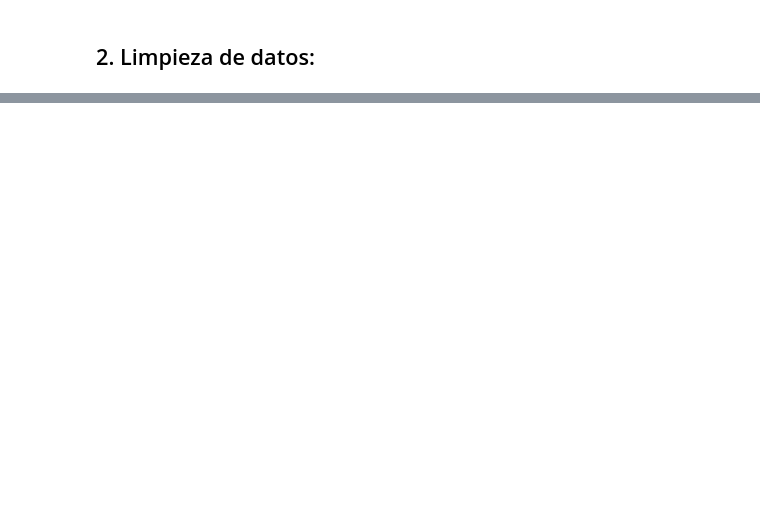
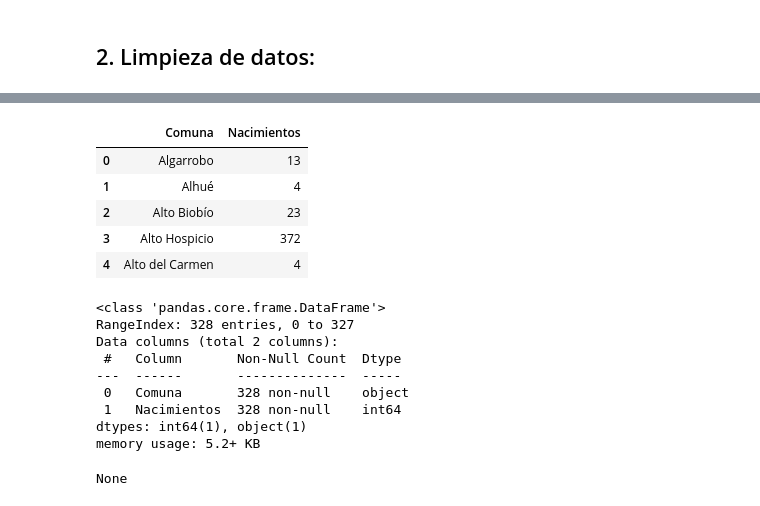
Before and after one commit to 08benja08p/Grupo-8-CDD, a Jupyter notebook: Proyecto/Proyecto_CDD.ipynb, the cells around one changed output, grey strips where cells are left out. Saved outputs shown, nothing was run; the diff lists cells and outputs as text; code cells hidden in the pictures; blank space fills up the shorter version.

```diff
--- a/Proyecto/Proyecto_CDD.ipynb
+++ b/Proyecto/Proyecto_CDD.ipynb
@@ -193,6 +384,23 @@ for ano in range(2011, 2021):
 # %%
-display(resumen_natalidad.head())
-display(resumen_natalidad.info())
+display(datas_natalidad_total.head())
+display(datas_natalidad_total.info())
 
 
-#SPOILER: no funciona
+#SPOILER: ahora si
+# %% [output]
+|  | Comuna | Nacimientos |
+| 0 | Algarrobo | 13 |
+| 1 | Alhué | 4 |
+| 2 | Alto Biobío | 23 |
+| 3 | Alto Hospicio | 372 |
+| 4 | Alto del Carmen | 4 |
+<class 'pandas.core.frame.DataFrame'>
+RangeIndex: 328 entries, 0 to 327
+Data columns (total 2 columns):
+ #   Column       Non-Null Count  Dtype
+---  ------       --------------  -----
+ 0   Comuna       328 non-null    object
+ 1   Nacimientos  328 non-null    int64
+dtypes: int64(1), object(1)
+memory usage: 5.2+ KB
+None
```
Also changed, not shown: parts of 31 cells of this notebook.
